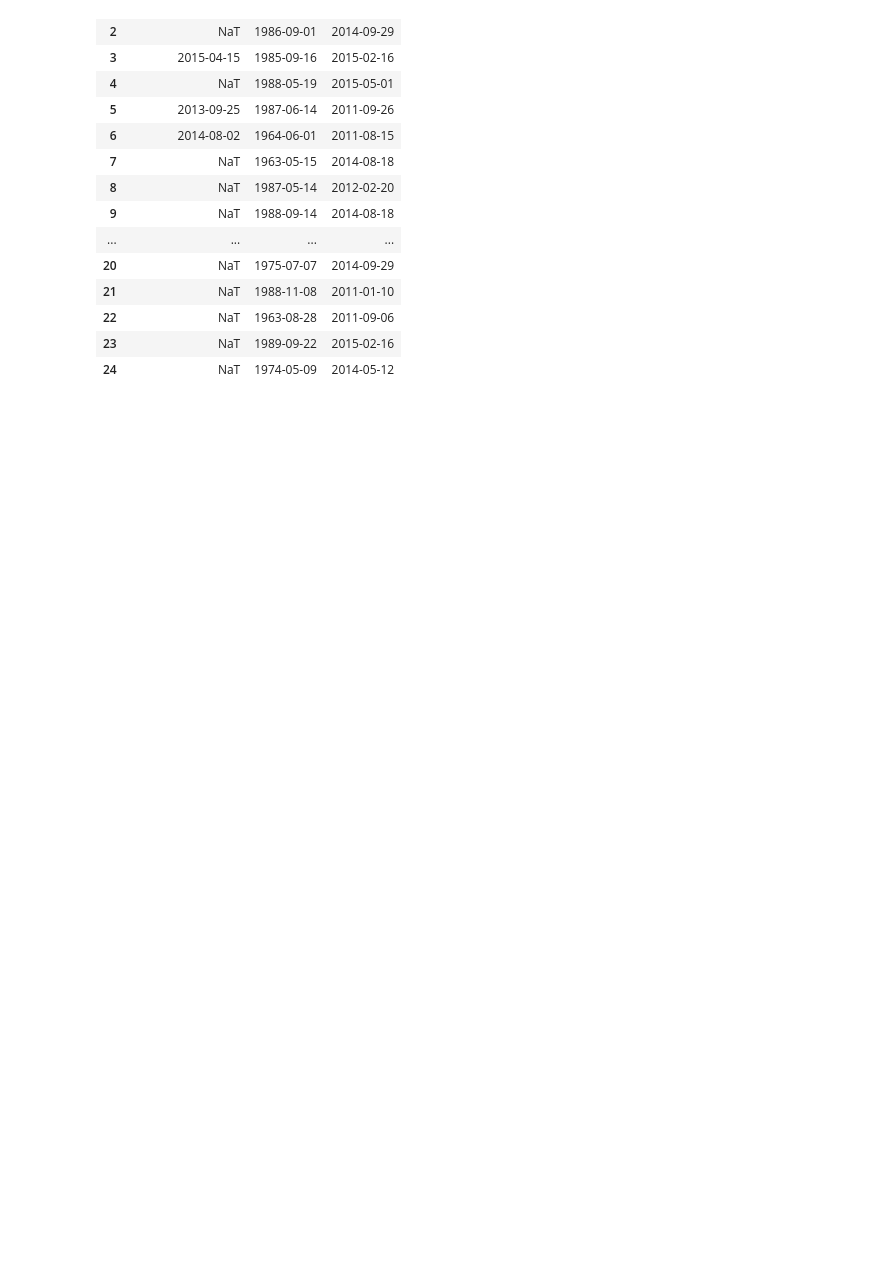
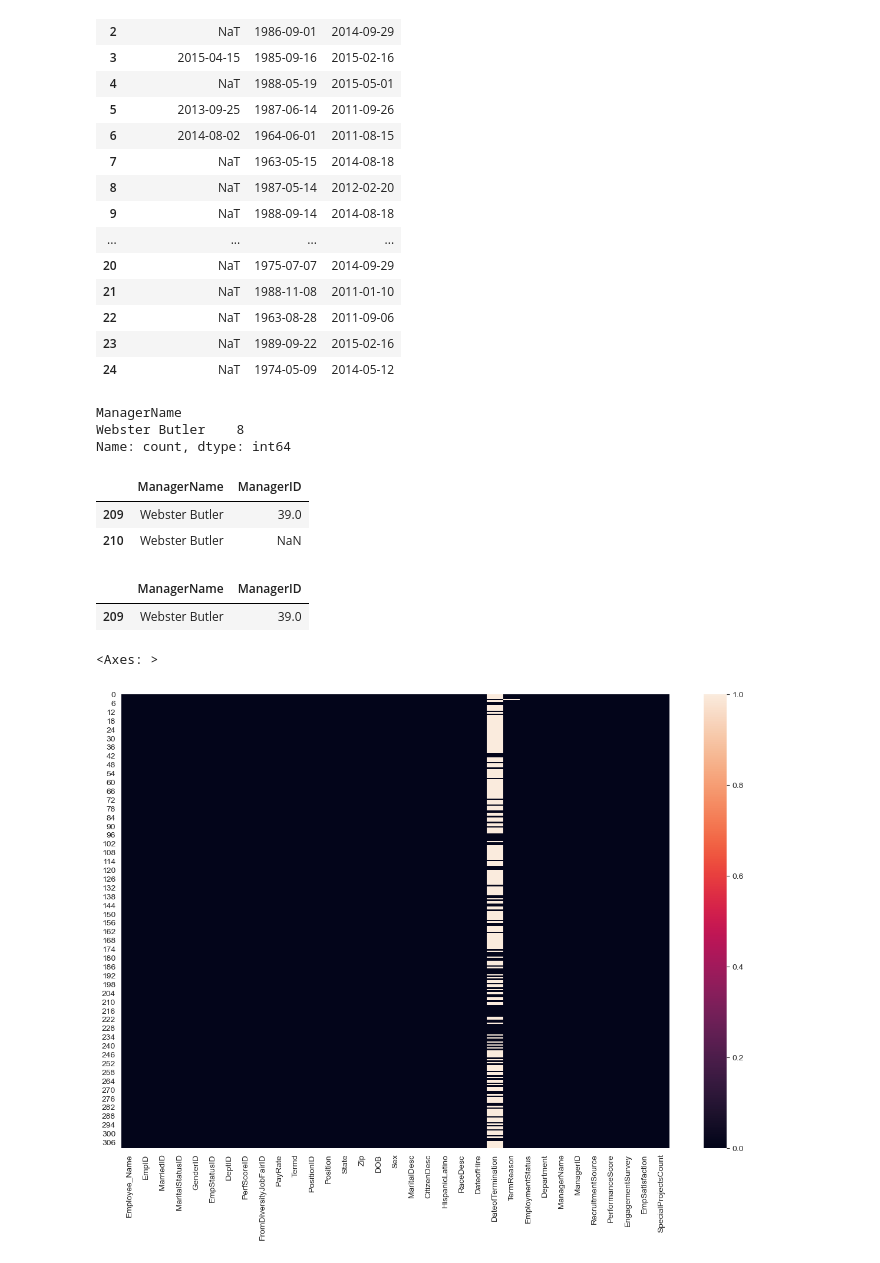
Before and after one commit to GregoireVerte/hr_data, a Jupyter notebook: hr_data.ipynb, the cells around one changed output. Saved outputs shown, nothing was run; the diff lists cells and outputs as text; code cells hidden in the pictures; blank space fills up the shorter version.

```diff
--- a/hr_data.ipynb
+++ b/hr_data.ipynb
@@ -94,3 +94,32 @@ df[['DateofTermination','DOB','DateofHire']].head(25)
 | 22 | NaT | 1963-08-28 | 2011-09-06 |
 | 23 | NaT | 1989-09-22 | 2015-02-16 |
 | 24 | NaT | 1974-05-09 | 2014-05-12 |
+# %%
+sns.set_style('darkgrid')
+# %%
+missing_manager_id = df[df['ManagerID'].isna()]['ManagerName'].value_counts()
+missing_manager_id
+# %% [output]
+ManagerName
+Webster Butler    8
+Name: count, dtype: int64
+# %%
+df[df['ManagerName'] == 'Webster Butler'][['ManagerName', 'ManagerID']].drop_duplicates()
+# %% [output]
+|  | ManagerName | ManagerID |
+| 209 | Webster Butler | 39.0 |
+| 210 | Webster Butler | NaN |
+# %%
+# Uzupełnianie brakujących ID dla Webstera Butlera
+df.loc[(df['ManagerName'] == 'Webster Butler') & (df['ManagerID'].isna()), 'ManagerID'] = 39.0
+# %%
+df[df['ManagerName'] == 'Webster Butler'][['ManagerName', 'ManagerID']].drop_duplicates()
+# %% [output]
+|  | ManagerName | ManagerID |
+| 209 | Webster Butler | 39.0 |
+# %%
+plt.figure(figsize=(15,10))
+sns.heatmap(df.isnull())
+# %% [output]
+<Axes: >
+[figure, added]
```
Also changed, not shown: parts of 12 cells of this notebook.
